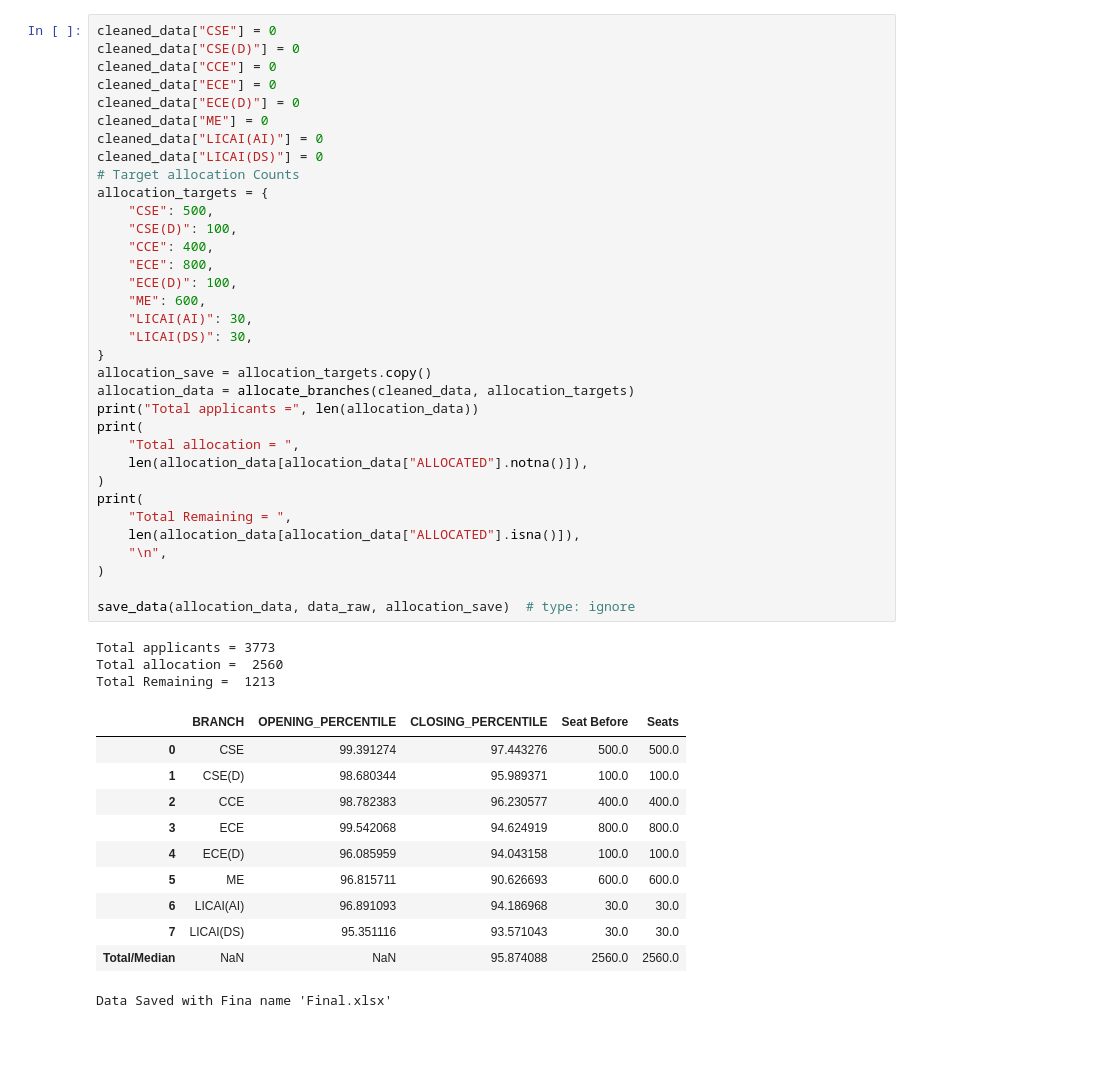
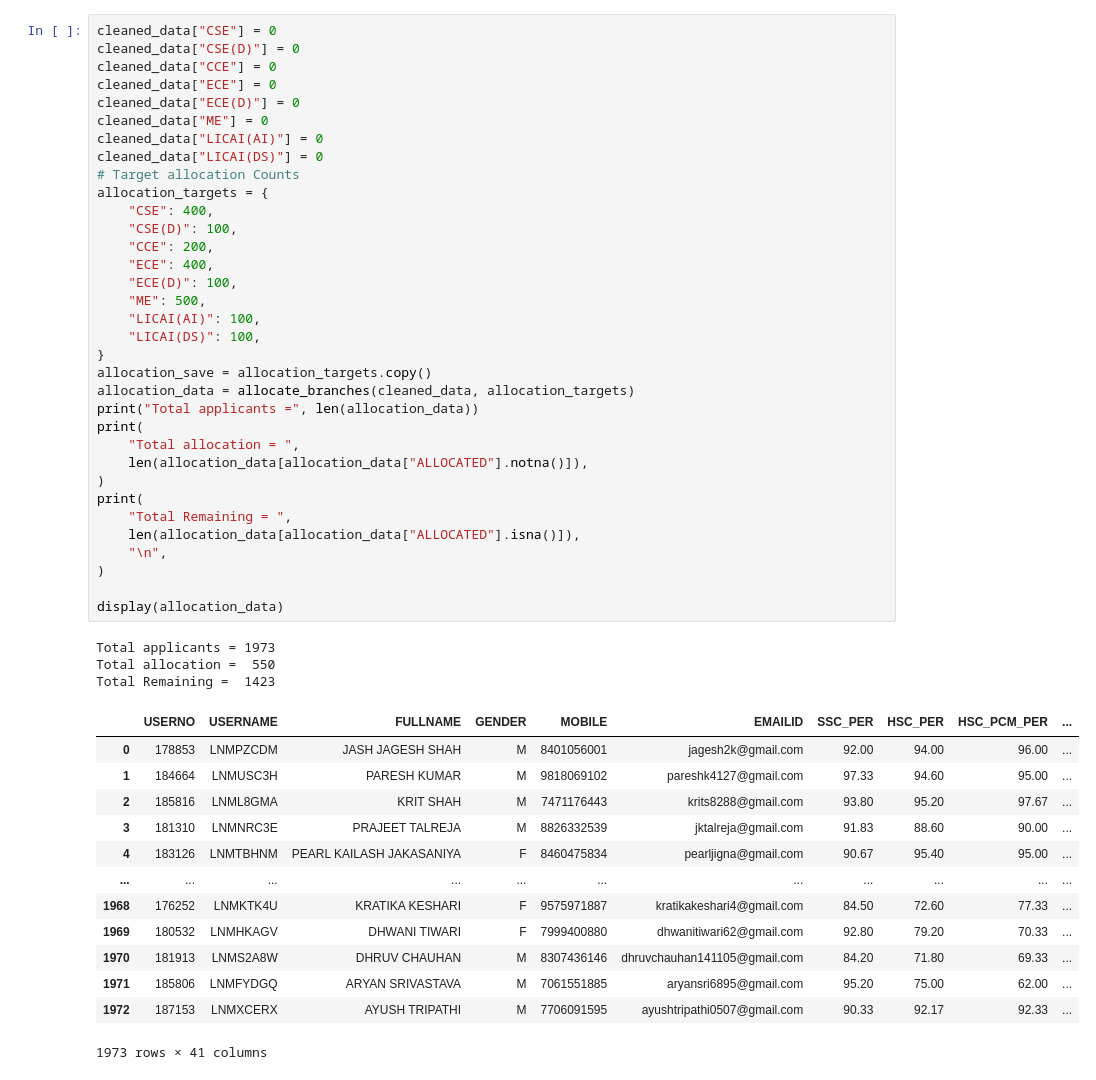
Before and after one commit to vkbharatv/JEE_allocation, a Jupyter notebook: main.ipynb, the cells around one changed output. Saved outputs shown, nothing was run; the diff lists cells and outputs as text; blank space fills up the shorter version.

```diff
--- a/main.ipynb
+++ b/main.ipynb
@@ -7,49 +10,51 @@ cleaned_data = prepare_merit(data_raw)
 # %%
 cleaned_data["CSE"] = 0
 cleaned_data["CSE(D)"] = 0
 cleaned_data["CCE"] = 0
 cleaned_data["ECE"] = 0
 cleaned_data["ECE(D)"] = 0
 cleaned_data["ME"] = 0
 cleaned_data["LICAI(AI)"] = 0
 cleaned_data["LICAI(DS)"] = 0
 # Target allocation Counts
 allocation_targets = {
-    "CSE": 500,
+    "CSE": 400,
     "CSE(D)": 100,
-    "CCE": 400,
-    "ECE": 800,
+    "CCE": 200,
+    "ECE": 400,
     "ECE(D)": 100,
-    "ME": 600,
-    "LICAI(AI)": 30,
-    "LICAI(DS)": 30,
+    "ME": 500,
+    "LICAI(AI)": 100,
+    "LICAI(DS)": 100,
 }
 allocation_save = allocation_targets.copy()
 allocation_data = allocate_branches(cleaned_data, allocation_targets)
 print("Total applicants =", len(allocation_data))
 print(
     "Total allocation = ",
     len(allocation_data[allocation_data["ALLOCATED"].notna()]),
 )
 print(
     "Total Remaining = ",
     len(allocation_data[allocation_data["ALLOCATED"].isna()]),
     "\n",
 )
 
-save_data(allocation_data, data_raw, allocation_save)  # type: ignore
+display(allocation_data)
 # %% [output]
-Total applicants = 3773
-Total allocation =  2560
-Total Remaining =  1213
+Total applicants = 1973
+Total allocation =  550
+Total Remaining =  1423
-|  | BRANCH | OPENING_PERCENTILE | CLOSING_PERCENTILE | Seat Before | Seats |
-| 0 | CSE | 99.391274 | 97.443276 | 500.0 | 500.0 |
-| 1 | CSE(D) | 98.680344 | 95.989371 | 100.0 | 100.0 |
-| 2 | CCE | 98.782383 | 96.230577 | 400.0 | 400.0 |
-| 3 | ECE | 99.542068 | 94.624919 | 800.0 | 800.0 |
-| 4 | ECE(D) | 96.085959 | 94.043158 | 100.0 | 100.0 |
-| 5 | ME | 96.815711 | 90.626693 | 600.0 | 600.0 |
-| 6 | LICAI(AI) | 96.891093 | 94.186968 | 30.0 | 30.0 |
-| 7 | LICAI(DS) | 95.351116 | 93.571043 | 30.0 | 30.0 |
-| Total/Median | NaN | NaN | 95.874088 | 2560.0 | 2560.0 |
+|  | USERNO | USERNAME | FULLNAME | GENDER | MOBILE | EMAILID | SSC_PER | HSC_PER | HSC_PCM_PER | ... |
+| 0 | 178853 | LNMPZCDM | JASH JAGESH SHAH | M | 8401056001 | jagesh2k@gmail.com | 92.00 | 94.00 | 96.00 | ... |
+| 1 | 184664 | LNMUSC3H | PARESH KUMAR | M | 9818069102 | pareshk4127@gmail.com | 97.33 | 94.60 | 95.00 | ... |
+| 2 | 185816 | LNML8GMA | KRIT SHAH | M | 7471176443 | krits8288@gmail.com | 93.80 | 95.20 | 97.67 | ... |
+| 3 | 181310 | LNMNRC3E | PRAJEET TALREJA | M | 8826332539 | jktalreja@gmail.com | 91.83 | 88.60 | 90.00 | ... |
+| 4 | 183126 | LNMTBHNM | PEARL KAILASH JAKASANIYA | F | 8460475834 | pearljigna@gmail.com | 90.67 | 95.40 | 95.00 | ... |
+| ... | ... | ... | ... | ... | ... | ... | ... | ... | ... | ... |
+| 1968 | 176252 | LNMKTK4U | KRATIKA KESHARI | F | 9575971887 | kratikakeshari4@gmail.com | 84.50 | 72.60 | 77.33 | ... |
+| 1969 | 180532 | LNMHKAGV | DHWANI TIWARI | F | 7999400880 | dhwanitiwari62@gmail.com | 92.80 | 79.20 | 70.33 | ... |
+| 1970 | 181913 | LNMS2A8W | DHRUV CHAUHAN | M | 8307436146 | dhruvchauhan141105@gmail.com | 84.20 | 71.80 | 69.33 | ... |
+| 1971 | 185806 | LNMFYDGQ | ARYAN SRIVASTAVA | M | 7061551885 | aryansri6895@gmail.com | 95.20 | 75.00 | 62.00 | ... |
+| 1972 | 187153 | LNMXCERX | AYUSH TRIPATHI | M | 7706091595 | ayushtripathi0507@gmail.com | 90.33 | 92.17 | 92.33 | ... |
-Data Saved with Fina name 'Final.xlsx'
+1973 rows × 41 columns
```
Also changed, not shown: parts of 2 cells of this notebook, 2 other files.
